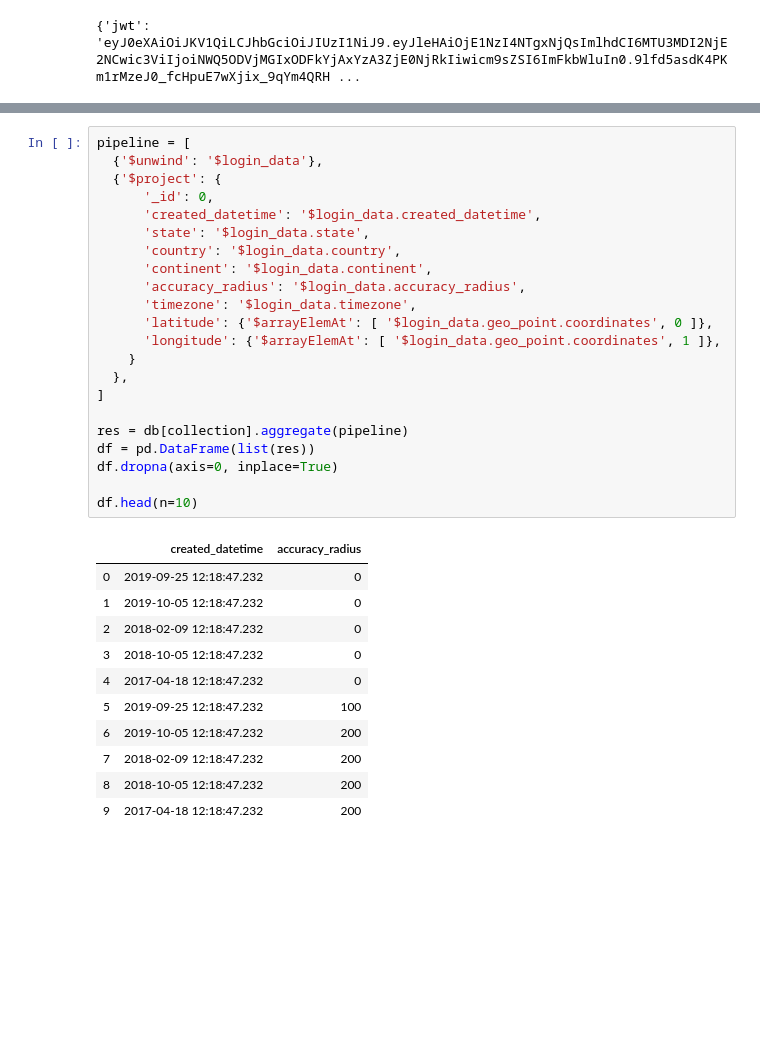
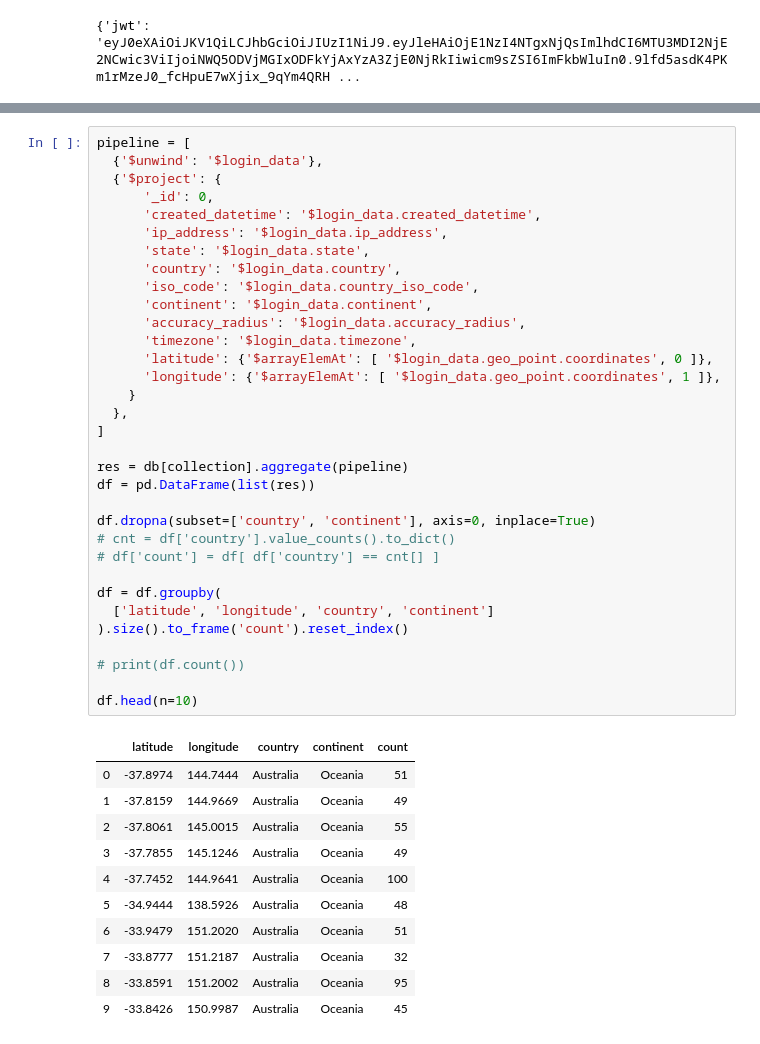
Before and after one commit to NeuralDev-io/arclytics_simcct, a Jupyter notebook: services/jupyter/notebooks/user_analytics.ipynb, the cells around one changed output, grey strips where cells are left out. Cells and saved outputs as stored; diff of their text form; blank space fills up the shorter version.

Commit message:
Adding proper data required for mapbox plotting

```diff
--- a/services/jupyter/notebooks/user_analytics.ipynb
+++ b/services/jupyter/notebooks/user_analytics.ipynb
@@ -277,34 +315,45 @@ gapminder
 # %%
 pipeline = [
   {'$unwind': '$login_data'},
   {'$project': {
       '_id': 0,
       'created_datetime': '$login_data.created_datetime',
+      'ip_address': '$login_data.ip_address',
       'state': '$login_data.state',
       'country': '$login_data.country',
+      'iso_code': '$login_data.country_iso_code',
       'continent': '$login_data.continent',
       'accuracy_radius': '$login_data.accuracy_radius',
       'timezone': '$login_data.timezone',
       'latitude': {'$arrayElemAt': [ '$login_data.geo_point.coordinates', 0 ]},
       'longitude': {'$arrayElemAt': [ '$login_data.geo_point.coordinates', 1 ]},
     }
   },
 ]
 
 res = db[collection].aggregate(pipeline)
 df = pd.DataFrame(list(res))
-df.dropna(axis=0, inplace=True)
+
+df.dropna(subset=['country', 'continent'], axis=0, inplace=True)
+# cnt = df['country'].value_counts().to_dict()
+# df['count'] = df[ df['country'] == cnt[] ]
+
+df = df.groupby(
+  ['latitude', 'longitude', 'country', 'continent']
+).size().to_frame('count').reset_index()
+
+# print(df.count())
 
 df.head(n=10)
 # %% [output]
-|  | created_datetime | accuracy_radius |
-| 0 | 2019-09-25 12:18:47.232 | 0 |
-| 1 | 2019-10-05 12:18:47.232 | 0 |
-| 2 | 2018-02-09 12:18:47.232 | 0 |
-| 3 | 2018-10-05 12:18:47.232 | 0 |
-| 4 | 2017-04-18 12:18:47.232 | 0 |
-| 5 | 2019-09-25 12:18:47.232 | 100 |
-| 6 | 2019-10-05 12:18:47.232 | 200 |
-| 7 | 2018-02-09 12:18:47.232 | 200 |
-| 8 | 2018-10-05 12:18:47.232 | 200 |
-| 9 | 2017-04-18 12:18:47.232 | 200 |
+|  | latitude | longitude | country | continent | count |
+| 0 | -37.8974 | 144.7444 | Australia | Oceania | 51 |
+| 1 | -37.8159 | 144.9669 | Australia | Oceania | 49 |
+| 2 | -37.8061 | 145.0015 | Australia | Oceania | 55 |
+| 3 | -37.7855 | 145.1246 | Australia | Oceania | 49 |
+| 4 | -37.7452 | 144.9641 | Australia | Oceania | 100 |
+| 5 | -34.9444 | 138.5926 | Australia | Oceania | 48 |
+| 6 | -33.9479 | 151.2020 | Australia | Oceania | 51 |
+| 7 | -33.8777 | 151.2187 | Australia | Oceania | 32 |
+| 8 | -33.8591 | 151.2002 | Australia | Oceania | 95 |
+| 9 | -33.8426 | 150.9987 | Australia | Oceania | 45 |
```
Also changed, not shown: parts of 8 cells of this notebook, 3 other files.
